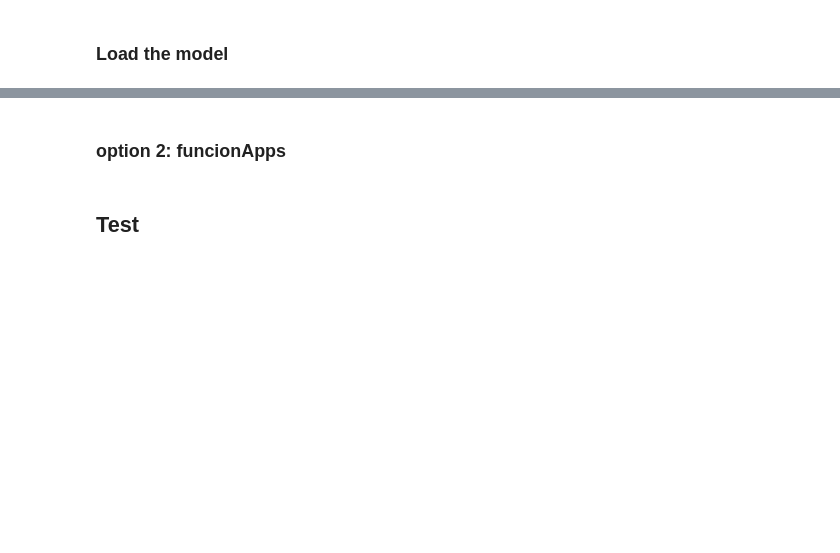
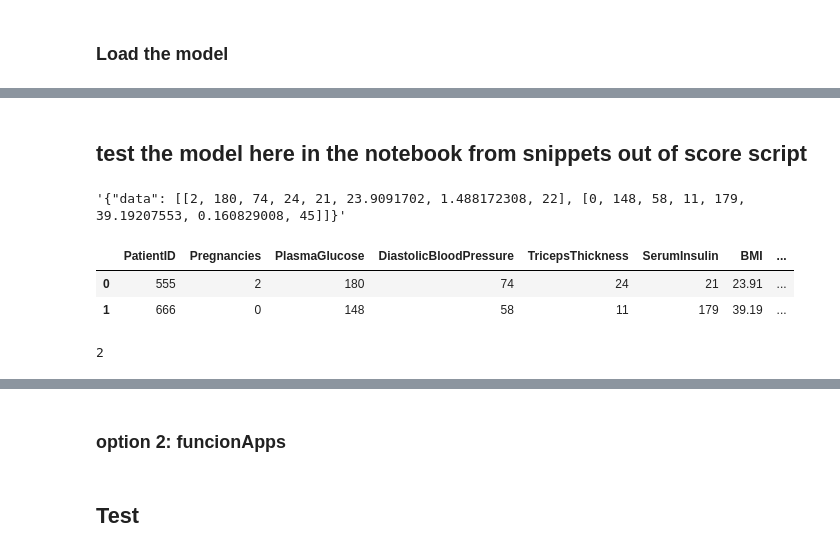
Before and after one commit to albert-kevin/azuremachinelearning, a Jupyter notebook: code/notebooks/how-to-use-automated-machine-learning.ipynb, the cells around one changed output, grey strips where cells are left out. Saved outputs shown, nothing was run; the diff lists cells and outputs as text; code cells hidden in the pictures; blank space fills up the shorter version.

Commit message:
add model registration, deploy and inference tests

```diff
--- a/code/notebooks/how-to-use-automated-machine-learning.ipynb
+++ b/code/notebooks/how-to-use-automated-machine-learning.ipynb
@@ -417,0 +594,2 @@ ws.webservices
+# %% [markdown]
+## test the model here in the notebook from snippets out of score script
@@ -417,0 +610,21 @@ ws.webservices
+# %%
+x_new = [[555,2,180,74,24,21,23.9091702,1.488172308,22],
+         [666,0,148,58,11,179,39.19207553,0.160829008,45]]
+
+# Convert the array to a serializable list in a JSON document
+data = json.dumps({"data": x_new})
+data
+# %% [output]
+'{"data": [[2, 180, 74, 24, 21, 23.9091702, 1.488172308, 22], [0, 148, 58, 11, 179, 39.19207553, 0.160829008, 45]]}'
+# %%
+df = pd.DataFrame([[555, 2, 180, 74, 24, 21, 23.9091702, 1.488172308, 22], [666, 0, 148, 58, 11, 179, 39.19207553, 0.160829008, 45]])
+df.columns = ['PatientID','Pregnancies','PlasmaGlucose','DiastolicBloodPressure','TricepsThickness','SerumInsulin','BMI','DiabetesPedigree','Age']
+df
+# %% [output]
+|  | PatientID | Pregnancies | PlasmaGlucose | DiastolicBloodPressure | TricepsThickness | SerumInsulin | BMI | ... |
+| 0 | 555 | 2 | 180 | 74 | 24 | 21 | 23.91 | ... |
+| 1 | 666 | 0 | 148 | 58 | 11 | 179 | 39.19 | ... |
+# %%
+len(df)
+# %% [output]
+2
```
Also changed, not shown: parts of 49 cells of this notebook.
